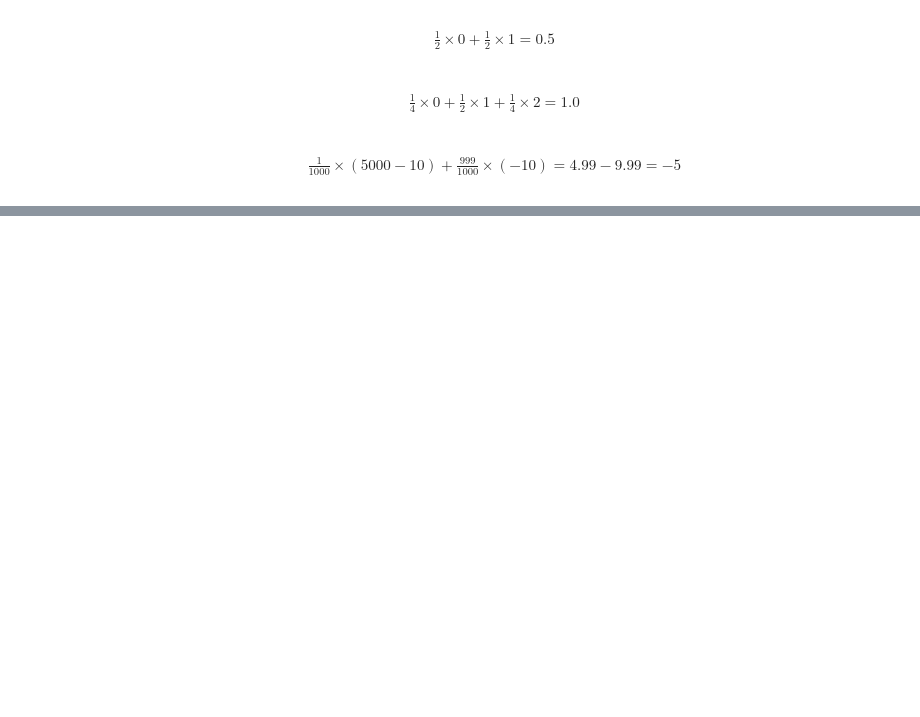
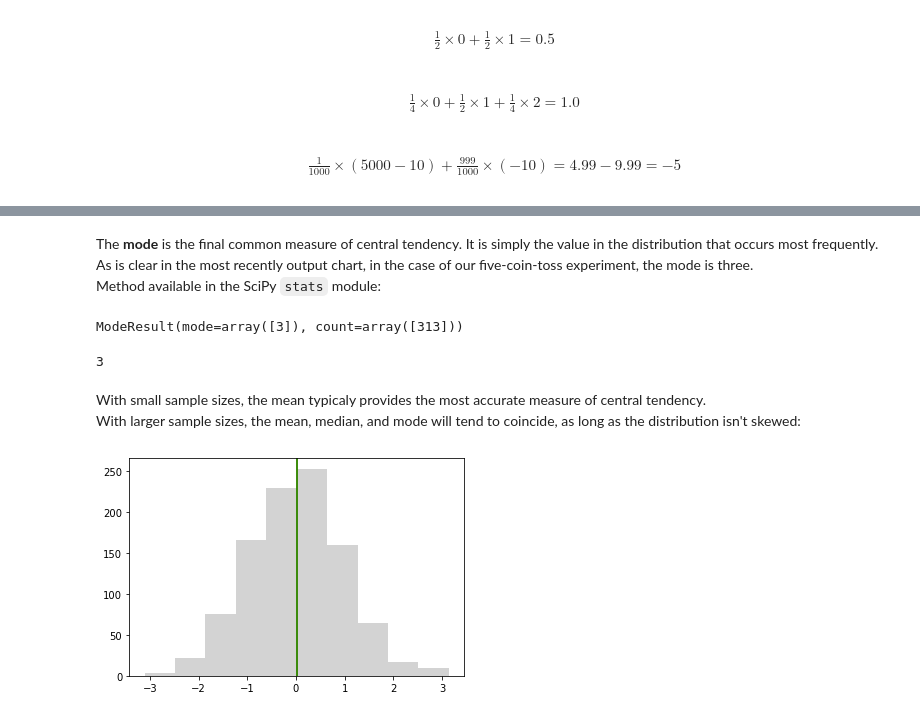
Before and after one commit to luo-xiao/Python_Learning, a Jupyter notebook: Probability_and_Statistics.ipynb, the cells around one changed output, grey strips where cells are left out. Drawn from its saved outputs; the diff is of its cells as text; code cells hidden in the pictures; blank space fills up the shorter version.

Commit message:
mean, median and mode

```diff
--- a/Probability_and_Statistics.ipynb
+++ b/Probability_and_Statistics.ipynb
@@ -118,0 +182,26 @@ Exercise 3. You are one of a thousand people to purchase a lottery ticket. The t
+# %% [markdown]
+The <strong>mode</strong> is the final common measure of central tendency. It is simply the value in the distribution that occurs most frequently.
+As is clear in the most recently output chart, in the case of our five-coin-toss experiment, the mode is three.
+Method available in the SciPy <code>stats</code> module:
+# %%
+import scipy.stats as st
+st.mode(heads_count)
+# %% [output]
+ModeResult(mode=array([3]), count=array([313]))
+# %%
+st.mode(heads_count)[0][0]
+# %% [output]
+3
+# %% [markdown]
+With small sample sizes, the mean typicaly provides the most accurate measure of central tendency.
+With larger sample sizes, the mean, median, and mode will tend to coincide, as long as the distribution isn't skewed:
+# %%
+x = st.skewnorm.rvs(0, size=1000) # first argument is "skewness"; 0 has no skew (i.e. normally distributed)
+# %%
+fig, ax = plt.subplots()
+plt.axvline(x = np.mean(x), color='orange')
+plt.axvline(x = np.median(x), color='green')
+_ = plt.hist(x, color = 'lightgray')
+# Note: Mode typically only applies to PMFs; this is a PDF
+# %% [output]
+[figure, added]
```
Also changed, not shown: parts of 22 cells of this notebook.
